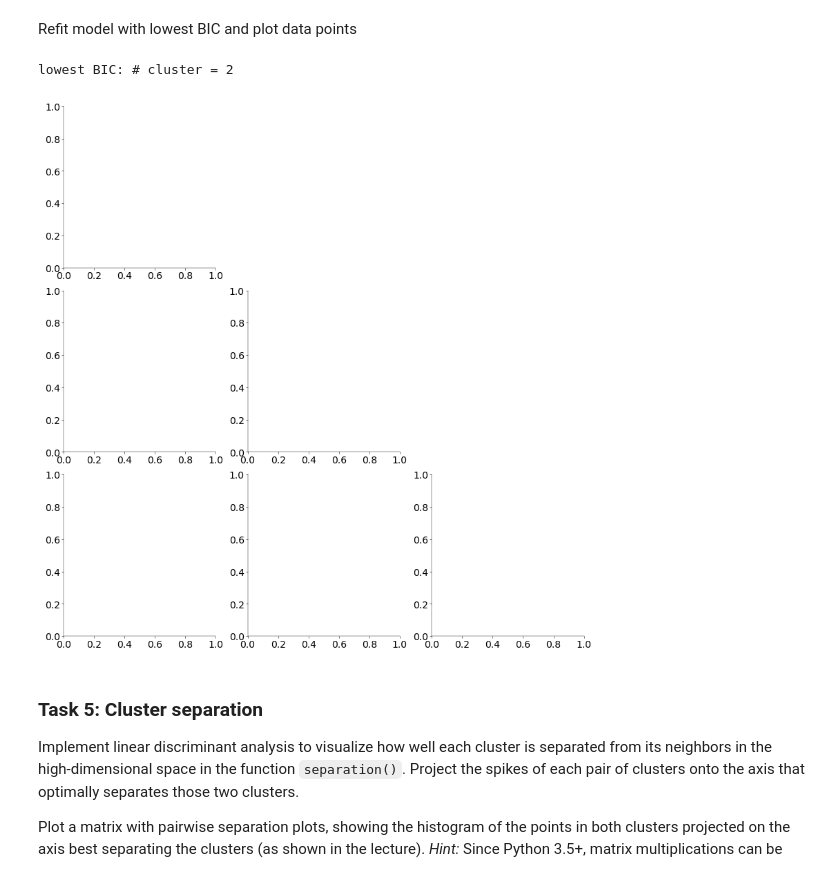
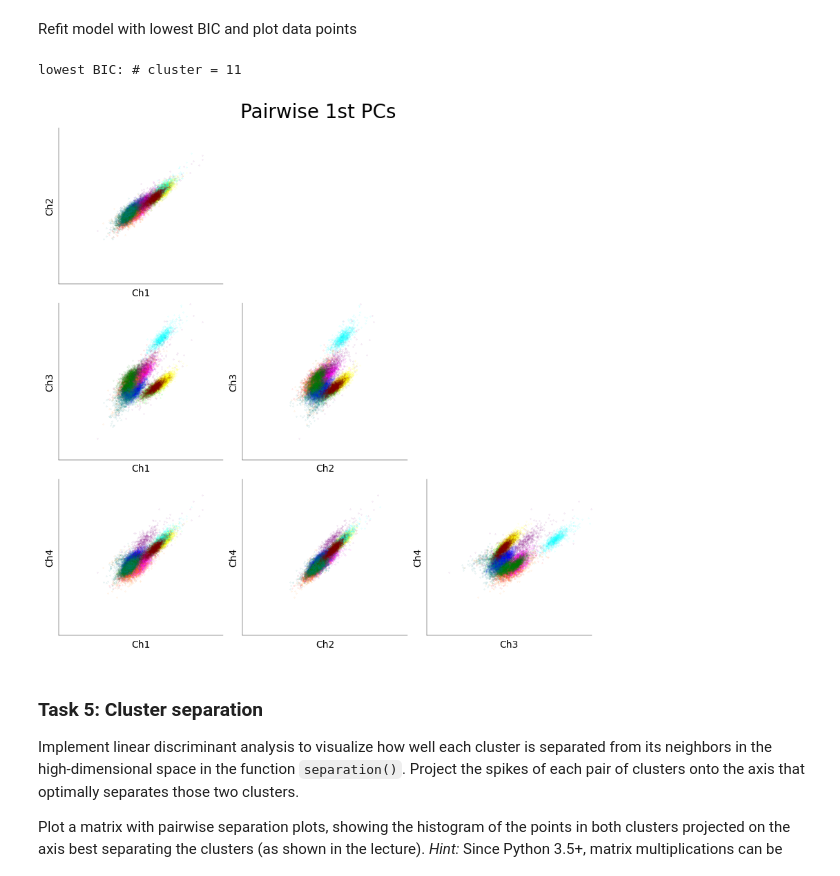
Before and after one commit to GustavKS/Neural-Data, a Jupyter notebook: CodingLab2.ipynb, the cells around one changed output. Cells and saved outputs as stored; diff of their text form; code cells hidden in the pictures.

```diff
--- a/CodingLab2.ipynb
+++ b/CodingLab2.ipynb
@@ -234,7 +234,7 @@ def fit_mog(
     # -------------------------
 
     n_samples, n_features = x.shape
-    kmeans = KMeans(n_clusters=n_clusters).fit(x)
+    kmeans = KMeans(n_clusters=n_clusters, n_init="auto").fit(x)
     means = kmeans.cluster_centers_
     labels = kmeans.predict(x)
     covs = np.array(
@@ -404,23 +447,64 @@ random_seed, kk = np.where(BIC == BIC.min())
 random_seed = random_seed[0]
 kk = kk[0]
 print(f"lowest BIC: # cluster = {K[kk]}")
-# a, m, S, p = fit_mog(b, K[kk], random_seed=random_seed)
+mog_labels, m, S, p = fit_mog(b, K[kk], random_seed=random_seed)
 # %% [output]
-lowest BIC: # cluster = 2
+lowest BIC: # cluster = 11
 # %%
 # -------------------------------------------------------------------------------------
 # Create scatterplots of the first PCs under the best model for all 4 channels. (2 pts)
 # -------------------------------------------------------------------------------------
-
 
 mosaic = [
     ["Ch2 vs Ch1", ".", "."],
     ["Ch3 vs Ch1", "Ch3 vs Ch2", "."],
     ["Ch4 vs Ch1", "Ch4 vs Ch2", "Ch4 vs Ch3"],
 ]
-fig, ax = plt.subplot_mosaic(mosaic=mosaic, figsize=(8, 8), layout="constrained")
+fig, ax = plt.subplot_mosaic(
+    mosaic=mosaic, figsize=(8, 8), layout="constrained", dpi=100
+)
+colors = [
+    "#FF0000",
+    "#00FF00",
+    "#0000FF",
+    "#FFFF00",
+    "#FF00FF",
+    "#00FFFF",
+    "#FF8000",
+    "#008000",
+    "#800080",
+    "#008080",
+    "#800000",
+    "#808000",
+]
+i = {"Ch1": 0, "Ch2": 3, "Ch3": 6, "Ch4": 9}
+
+for m in np.ravel(mosaic):
+    if m == ".":
+        continue
+    y, x = m.split(" vs ")
+
+    ax[m].set_xlabel(x)
+    ax[m].set_ylabel(y)
+    ax[m].set_xlim((-1500, 1500))
+    ax[m].set_ylim((-1500, 1500))
+    ax[m].set_xticks([])
+    ax[m].set_yticks([])
+
+    for cluster_id, color in zip(range(K[kk]), colors):
+        cluster_points = b[mog_labels == cluster_id]
+        ax[m].scatter(
+            cluster_points[:, i[x]],
+            cluster_points[:, i[y]],
+            0.2,
+            color=color,
+            alpha=0.3,
+        )
+
+fig.suptitle("Pairwise 1st PCs", fontsize=20)
+plt.show()
 # %% [output]
-[figure, old version]
+[figure, new version]
 # %% [markdown]
 ### Task 5: Cluster separation
 
```
Also changed, not shown: parts of 10 cells of this notebook.
